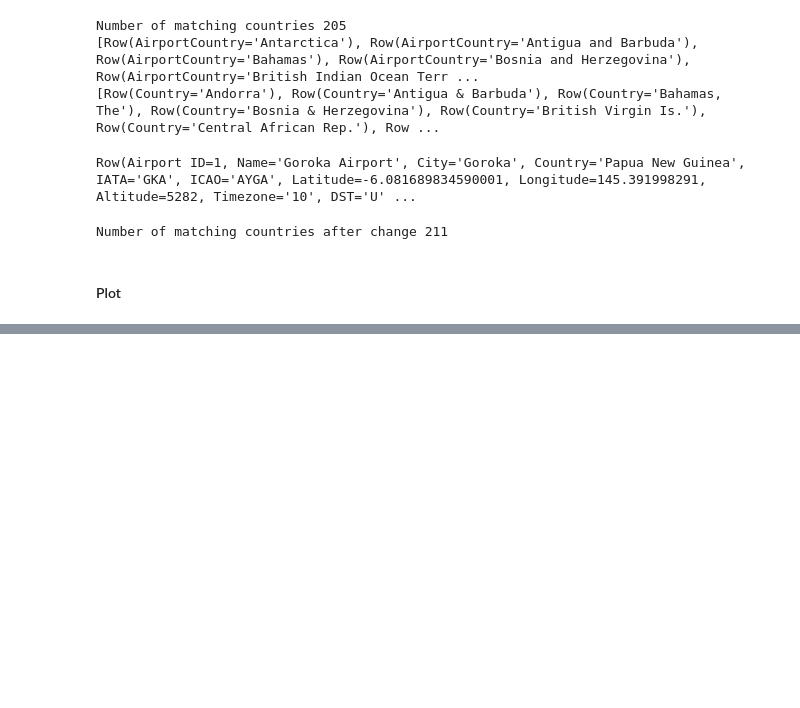
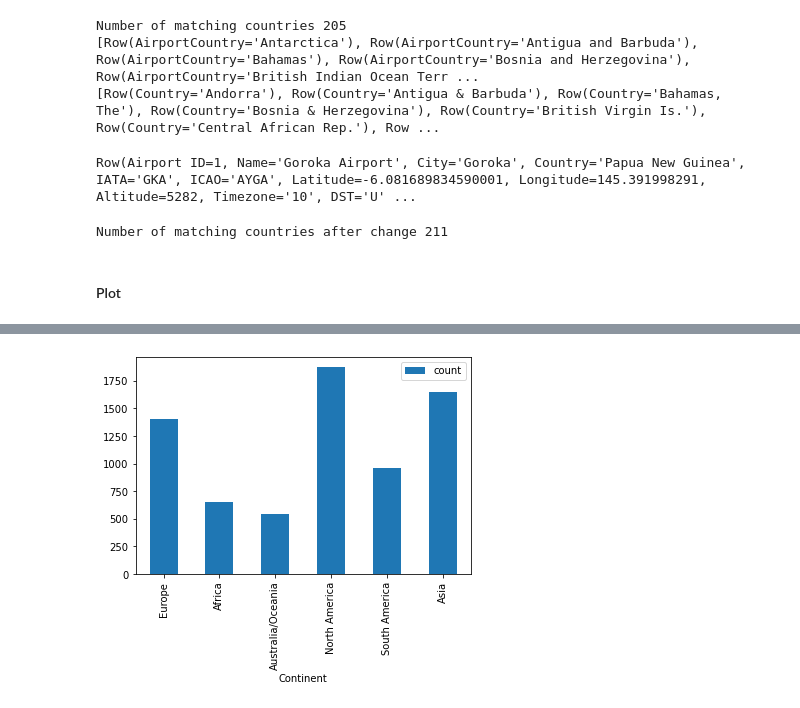
Before and after one commit to arkadiuss/big-data-analysis, a Jupyter notebook: Spark_assigment_2.ipynb, the cells around one changed output, grey strips where cells are left out. Cells and saved outputs as stored; diff of their text form; code cells hidden in the pictures; blank space fills up the shorter version.

```diff
--- a/Spark_assigment_2.ipynb
+++ b/Spark_assigment_2.ipynb
@@ -228,0 +239,44 @@ only showing top 20 rows
+# %%
+AFRICA = 'Africa'
+ASIA = 'Asia'
+EUROPE = 'Europe'
+N_AMERICA = 'North America'
+S_AMERICA = 'South America'
+ANTARCTICA = 'Antarctica'
+AUSTRALIA_OCEANIA = 'Australia/Oceania'
+
+continents = ['Africa', 'Asia', 'Europe', 'North America', 'South America', 'Antarctica', 'Australia/Oceania']
+
+def classify_region(country, region):
+    if region == 'C.W. OF IND. STATES':
+        if country == 'Belarus':
+            return EUROPE
+        else:
+            return ASIA
+    elif region in ['EASTERN EUROPE', 'WESTERN EUROPE', 'BALTICS']:
+        return EUROPE
+    elif region in ['NORTHERN AMERICA']:
+        return N_AMERICA
+    elif region in ['LATIN AMER. & CARIB']:
+        return S_AMERICA
+    elif region in ['SUB-SAHARAN AFRICA', 'NORTHERN AFRICA']:
+        return AFRICA
+    elif region in ['ASIA (EX. NEAR EAST)', 'NEAR EAST']:
+        return ASIA
+    elif region in ['OCEANIA']:
+        return AUSTRALIA_OCEANIA
+
+    raise Exception("Unknown region")
+# %%
+classify_region_udf = udf(lambda arr: classify_region(arr[0], arr[1]), StringType())
+# %%
+df_countries_continents = df_countries.withColumn('Continent', classify_region_udf(array('Country', 'Region')))
+
+count_by_continent = df_airports.join(df_countries_continents,  df_airports.Country == df_countries_continents.Country, 'inner')\
+        .select(df_countries_continents.Continent)\
+        .groupBy(df_countries_continents.Continent)\
+        .count()\
+        .toPandas()\
+        .plot.bar(x='Continent', y='count')
+# %% [output]
+[figure, added]
```
Also changed, not shown: parts of 4 cells of this notebook.
